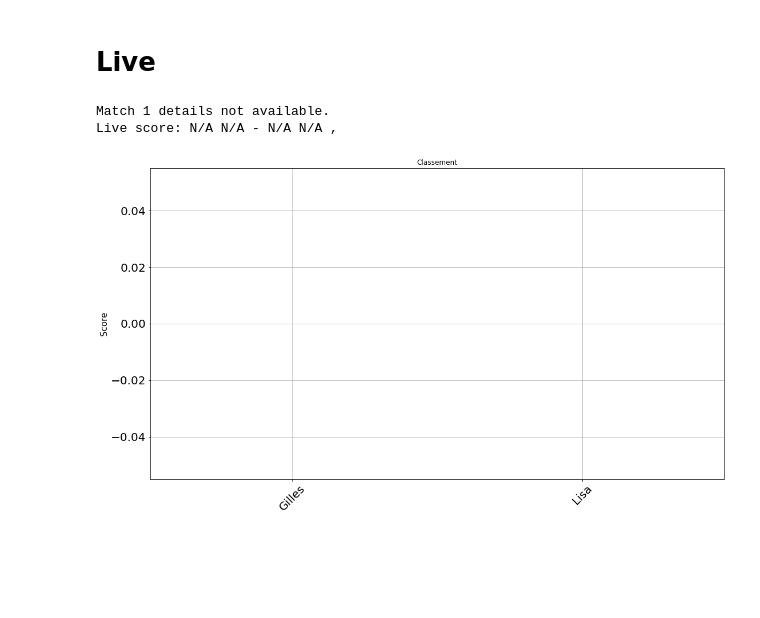
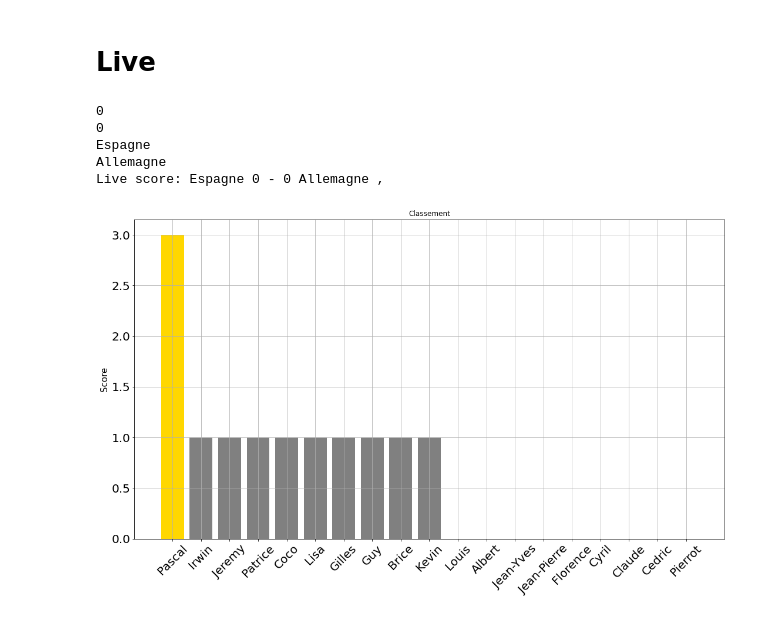
Before and after one commit to coraliegrobel/Classement, a Jupyter notebook: test2.ipynb, the cells around one changed output. Cells and saved outputs as stored; diff of their text form; code cells hidden in the pictures; blank space fills up the shorter version.

Commit message:
Update classement plot

```diff
--- a/test2.ipynb
+++ b/test2.ipynb
@@ -251,15 +305,15 @@ while True:
 
         # Match 1 DataFrame update
         if domicile1 and exterieur1:
-            df['All-Espagne score_final'] = str(exterieur1.text) + "-" + str(domicile1.text)
-            s = "All-Espagne points"
-            a = "All-Espagne real winner"
-            nou = "All-Espagne nouveau"
-            int_ = "All-Espagne basic"
-            score = "All-Espagne score_final"
+            df['All - Espagne score_final'] = str(exterieur1.text) + "-" + str(domicile1.text)
+            s = "All - Espagne points"
+            a = "All - Espagne real winner"
+            nou = "All - Espagne nouveau"
+            int_ = "All - Espagne basic"
+            score = "All - Espagne score_final"
             df[a] = df[score].apply(lambda x: compute_winner(x))
-            df[s] = np.where(df["All-Espagne score_final"] == df['All-Espagne'], 3, 0)
-            df[int_] = np.where(df["All-Espagne winner"] == df[a], 1, 0)
+            df[s] = np.where(df["All - Espagne score_final"] == df['All - Espagne'], 3, 0)
+            df[int_] = np.where(df["All - Espagne winner"] == df[a], 1, 0)
             df[int_] = df.apply(lambda row: 0 if row[s] == 3 else row[int_], axis=1)
             df[nou] = df.apply(lambda row: 0 if row[int_] != 1 else row[nou], axis=1)
             df[int_] = df.apply(lambda row: 0 if row[nou] == 2 else row[int_], axis=1)
@@ -284,34 +338,37 @@ while True:
         score_columns = [col for col in df.columns if col.endswith('points')]
         df['total_score'] = df[score_columns].sum(axis=1)
         test = pd.DataFrame(df.groupby(["Participants"])["total_score"].max().sort_values(ascending=False))
         test.reset_index(inplace=True)
         affichage_2 = df[affichage].sort_values("total_score", ascending=False)
         affichage_2.to_html('classement_table.html', index=False)
 
         plt.figure(figsize=(18, 10))
-        plt.bar(test["Participants"], test["total_score"], color=['gold', "grey","grey","grey","grey","grey","grey","grey","grey","grey","grey","grey","grey","grey","grey"] * 11)
+        plt.bar(test["Participants"], test["total_score"], color=['gold', "grey","grey","grey","grey","grey","grey","grey","grey","grey","grey","grey","grey","grey","grey","grey","grey"] * 11)
         plt.ylabel('Score', fontsize=15)
         plt.title('Classement')
         plt.xticks(fontsize=20, rotation=45)
         plt.yticks(fontsize=20)
         plt.grid(True)
         plt.savefig('classement.png')
         plt.show()
         plt.close()
 
         status_output = subprocess.run(['git', 'status', '--porcelain'], capture_output=True, text=True).stdout.strip()
 
         if status_output:
             subprocess.run(['git', 'add', 'classement.png', 'index.html', 'classement_table.html', "test2.ipynb", "index.html", "live_score.html"], check=True)
             subprocess.run(['git', 'commit', '-m', 'Update classement plot'], check=True)
             subprocess.run(['git', 'push'], check=True)
     finally:
         driver1.quit()
         #driver2.quit()
 
     # Sleep for 4 minutes (4 minutes * 60 seconds)
     time.sleep(4 * 60)
 # %% [output]
-Match 1 details not available.
-Live score: N/A N/A - N/A N/A ,
+0
+0
+Espagne
+Allemagne
+Live score: Espagne 0 - 0 Allemagne ,
-[figure, old version]
+[figure, new version]
```
Also changed, not shown: parts of 6 cells of this notebook, 3 other files.
